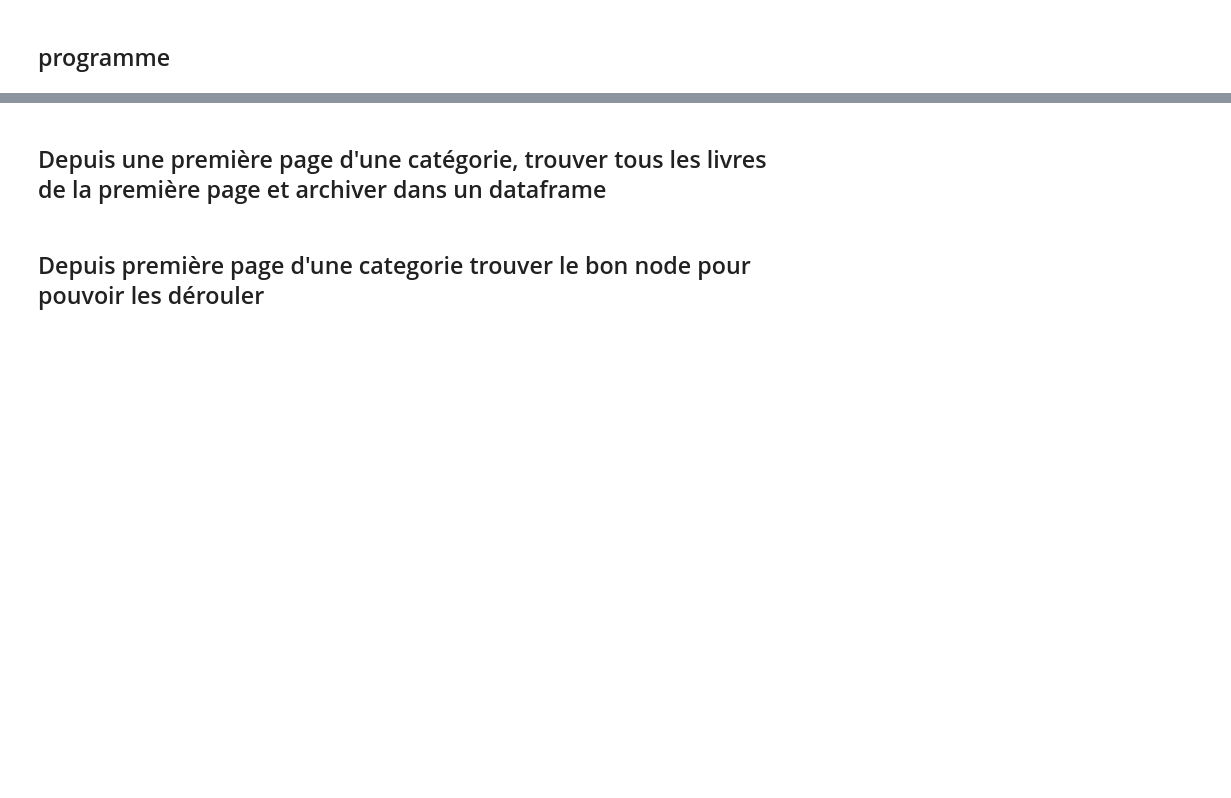
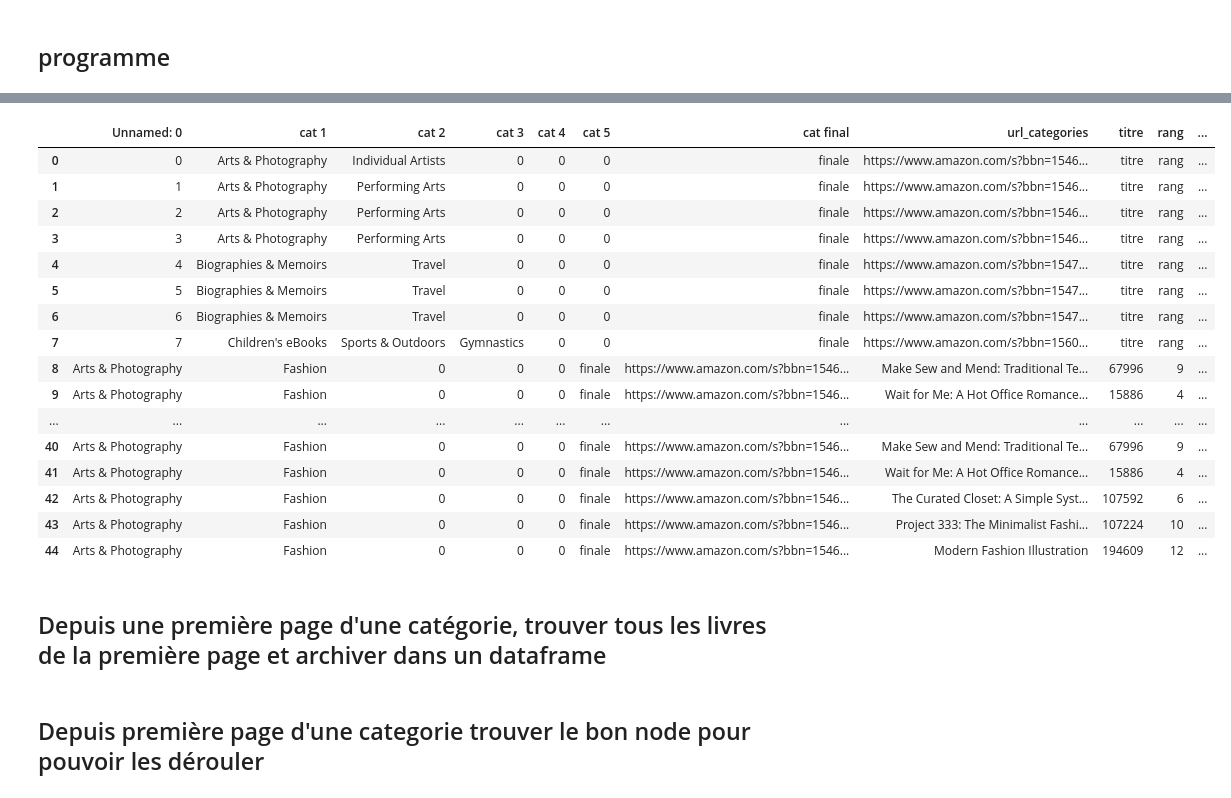
Before and after one commit to thomasgassin/kindle-scrapper, a Jupyter notebook: notebooks/NoteBook.ipynb, the cells around one changed output, grey strips where cells are left out. Cells and saved outputs as stored; diff of their text form; code cells hidden in the pictures; blank space fills up the shorter version.

Commit message:
programme pour scrapper les livres suivant les catégories

```diff
--- a/notebooks/NoteBook.ipynb
+++ b/notebooks/NoteBook.ipynb
@@ -850,3 +970,25 @@ for i in range(0,1): #for i in range (1, len(dataframe_FINALE)):
+# %%
+df = pd.read_csv("resultats_livres.csv")
+# %%
+df
+# %% [output]
+|  | Unnamed: 0 | cat 1 | cat 2 | cat 3 | cat 4 | cat 5 | cat final | url_categories | titre | rang | ... |
+| 0 | 0 | Arts & Photography | Individual Artists | 0 | 0 | 0 | finale | https://www.amazon.com/s?bbn=1546... | titre | rang | ... |
+| 1 | 1 | Arts & Photography | Performing Arts | 0 | 0 | 0 | finale | https://www.amazon.com/s?bbn=1546... | titre | rang | ... |
+| 2 | 2 | Arts & Photography | Performing Arts | 0 | 0 | 0 | finale | https://www.amazon.com/s?bbn=1546... | titre | rang | ... |
+| 3 | 3 | Arts & Photography | Performing Arts | 0 | 0 | 0 | finale | https://www.amazon.com/s?bbn=1546... | titre | rang | ... |
+| 4 | 4 | Biographies & Memoirs | Travel | 0 | 0 | 0 | finale | https://www.amazon.com/s?bbn=1547... | titre | rang | ... |
+| 5 | 5 | Biographies & Memoirs | Travel | 0 | 0 | 0 | finale | https://www.amazon.com/s?bbn=1547... | titre | rang | ... |
+| 6 | 6 | Biographies & Memoirs | Travel | 0 | 0 | 0 | finale | https://www.amazon.com/s?bbn=1547... | titre | rang | ... |
+| 7 | 7 | Children's eBooks | Sports & Outdoors | Gymnastics | 0 | 0 | finale | https://www.amazon.com/s?bbn=1560... | titre | rang | ... |
+| 8 | Arts & Photography | Fashion | 0 | 0 | 0 | finale | https://www.amazon.com/s?bbn=1546... | Make Sew and Mend: Traditional Te... | 67996 | 9 | ... |
+| 9 | Arts & Photography | Fashion | 0 | 0 | 0 | finale | https://www.amazon.com/s?bbn=1546... | Wait for Me: A Hot Office Romance... | 15886 | 4 | ... |
+| ... | ... | ... | ... | ... | ... | ... | ... | ... | ... | ... | ... |
+| 40 | Arts & Photography | Fashion | 0 | 0 | 0 | finale | https://www.amazon.com/s?bbn=1546... | Make Sew and Mend: Traditional Te... | 67996 | 9 | ... |
+| 41 | Arts & Photography | Fashion | 0 | 0 | 0 | finale | https://www.amazon.com/s?bbn=1546... | Wait for Me: A Hot Office Romance... | 15886 | 4 | ... |
+| 42 | Arts & Photography | Fashion | 0 | 0 | 0 | finale | https://www.amazon.com/s?bbn=1546... | The Curated Closet: A Simple Syst... | 107592 | 6 | ... |
+| 43 | Arts & Photography | Fashion | 0 | 0 | 0 | finale | https://www.amazon.com/s?bbn=1546... | Project 333: The Minimalist Fashi... | 107224 | 10 | ... |
+| 44 | Arts & Photography | Fashion | 0 | 0 | 0 | finale | https://www.amazon.com/s?bbn=1546... | Modern Fashion Illustration | 194609 | 12 | ... |
 # %% [markdown]
 ## Depuis une première page d'une catégorie, trouver tous les livres de la première page et archiver dans un dataframe
 # %%
```
Also changed, not shown: parts of 17 cells of this notebook.
